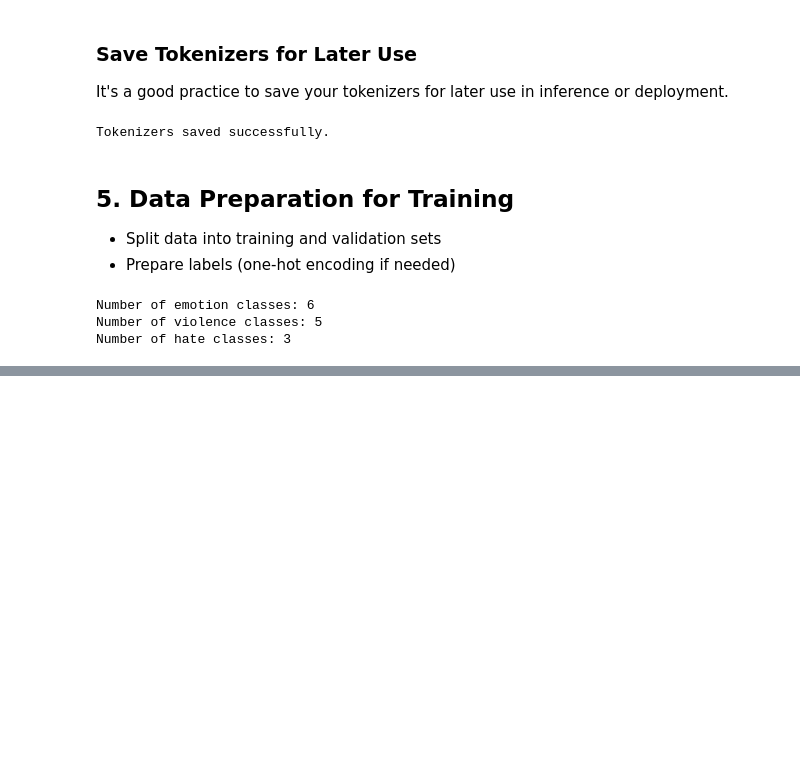
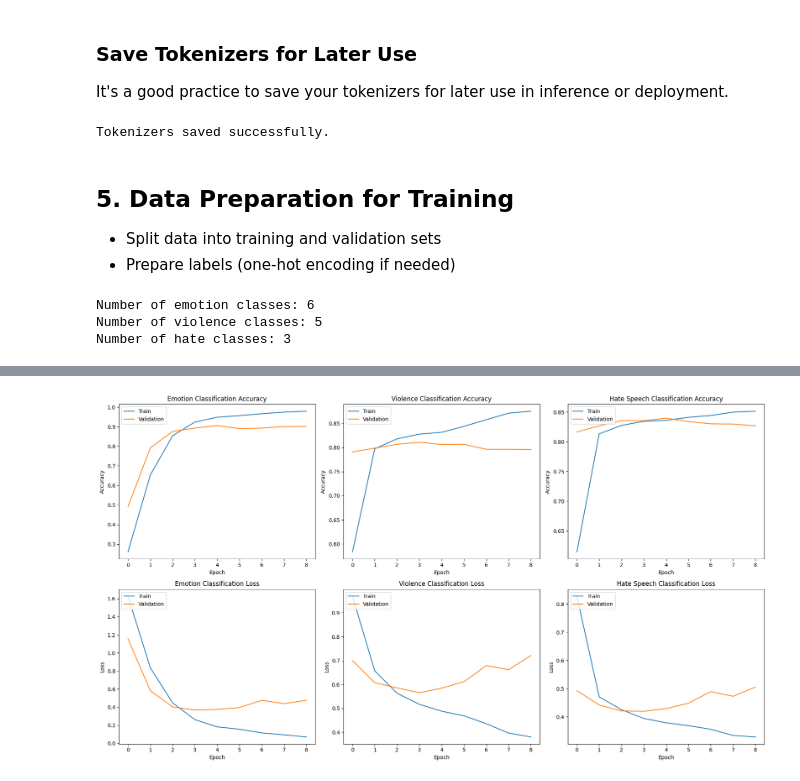
Before and after one commit to mageshyt/Multi-Task-NLP-model-with-LSTM-Detect-Emotions-Hate-Speech-Violence-in-Text, a Jupyter notebook: notebooks/Building_Multi_Task_NLP_model_with_LSTM_Detect_Emotions,_Hate_Speech_&_Violence_in_Text.ipynb, the cells around one changed output, grey strips where cells are left out. Cells and saved outputs as stored; diff of their text form; code cells hidden in the pictures; blank space fills up the shorter version.

```diff
--- a/notebooks/Building_Multi_Task_NLP_model_with_LSTM_Detect_Emotions,_Hate_Speech_&_Violence_in_Text.ipynb
+++ b/notebooks/Building_Multi_Task_NLP_model_with_LSTM_Detect_Emotions,_Hate_Speech_&_Violence_in_Text.ipynb
@@ -527,0 +695,18 @@ Number of hate classes: 3
+# %%
+from tensorflow.keras.callbacks import EarlyStopping, ModelCheckpoint, ReduceLROnPlateau
+import os
+
+# Create directory for model checkpoints
+os.makedirs('../models/checkpoints', exist_ok=True)
+
+# Define callbacks
+callbacks = [
+    EarlyStopping(monitor='val_loss', patience=5, restore_best_weights=True),
+    ModelCheckpoint(
+        filepath='../models/checkpoints/multi_task_model_{epoch:02d}_{val_loss:.2f}.h5',
+        monitor='val_loss',
+        save_best_only=True,
+        save_weights_only=False
+    ),
+    ReduceLROnPlateau(monitor='val_loss', factor=0.2, patience=3, min_lr=0.0001)
+]
@@ -527,0 +768,59 @@ Number of hate classes: 3
+# %%
+# Plot training history
+def plot_training_history(history):
+    """Plot the training and validation accuracy and loss for each task."""
+    # Set up the figure
+    fig, axes = plt.subplots(2, 3, figsize=(18, 10))
+
+    # Plot emotion task
+    axes[0, 0].plot(history.history['emotion_output_accuracy'])
+    axes[0, 0].plot(history.history['val_emotion_output_accuracy'])
+    axes[0, 0].set_title('Emotion Classification Accuracy')
+    axes[0, 0].set_ylabel('Accuracy')
+    axes[0, 0].set_xlabel('Epoch')
+    axes[0, 0].legend(['Train', 'Validation'], loc='upper left')
+
+    axes[1, 0].plot(history.history['emotion_output_loss'])
+    axes[1, 0].plot(history.history['val_emotion_output_loss'])
+    axes[1, 0].set_title('Emotion Classification Loss')
+    axes[1, 0].set_ylabel('Loss')
+    axes[1, 0].set_xlabel('Epoch')
+    axes[1, 0].legend(['Train', 'Validation'], loc='upper left')
+
+    # Plot violence task
+    axes[0, 1].plot(history.history['violence_output_accuracy'])
+    axes[0, 1].plot(history.history['val_violence_output_accuracy'])
+    axes[0, 1].set_title('Violence Classification Accuracy')
+    axes[0, 1].set_ylabel('Accuracy')
+    axes[0, 1].set_xlabel('Epoch')
+    axes[0, 1].legend(['Train', 'Validation'], loc='upper left')
+
+    axes[1, 1].plot(history.history['violence_output_loss'])
+    axes[1, 1].plot(history.history['val_violence_output_loss'])
+    axes[1, 1].set_title('Violence Classification Loss')
+    axes[1, 1].set_ylabel('Loss')
+    axes[1, 1].set_xlabel('Epoch')
+    axes[1, 1].legend(['Train', 'Validation'], loc='upper left')
+
+    # Plot hate speech task
+    axes[0, 2].plot(history.history['hate_output_accuracy'])
+    axes[0, 2].plot(history.history['val_hate_output_accuracy'])
+    axes[0, 2].set_title('Hate Speech Classification Accuracy')
+    axes[0, 2].set_ylabel('Accuracy')
+    axes[0, 2].set_xlabel('Epoch')
+    axes[0, 2].legend(['Train', 'Validation'], loc='upper left')
+
+    axes[1, 2].plot(history.history['hate_output_loss'])
+    axes[1, 2].plot(history.history['val_hate_output_loss'])
+    axes[1, 2].set_title('Hate Speech Classification Loss')
+    axes[1, 2].set_ylabel('Loss')
+    axes[1, 2].set_xlabel('Epoch')
+    axes[1, 2].legend(['Train', 'Validation'], loc='upper left')
+
+    plt.tight_layout()
+    plt.show()
+
+# Plot the training history
+plot_training_history(history)
+# %% [output]
+[figure, added]
```
Also changed, not shown: parts of 16 cells of this notebook.
